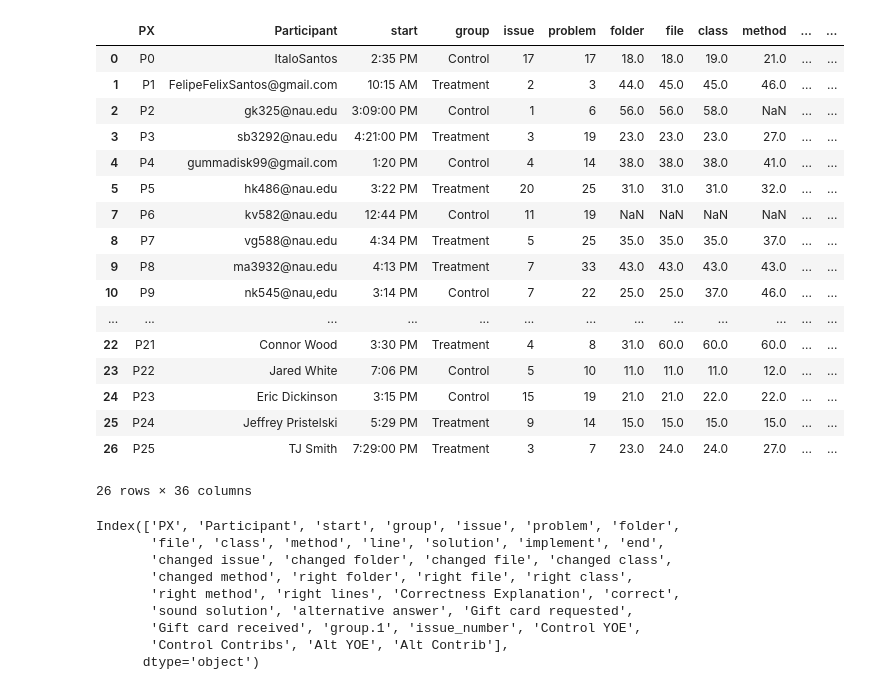
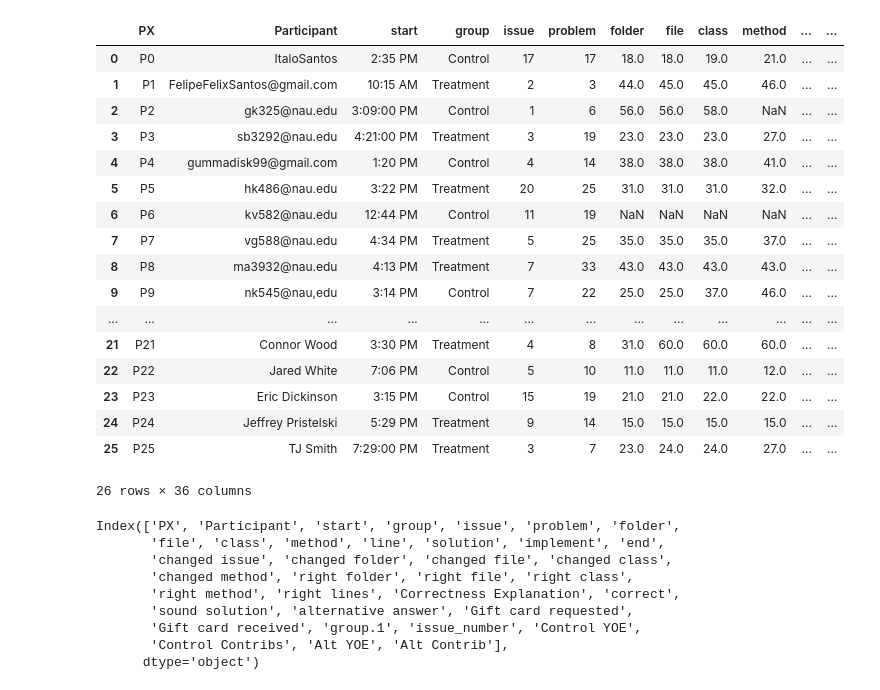
Before and after one commit to fabiojavamarcos/MilestonesExperiments, a Jupyter notebook: plots-Nov24.ipynb, the cells around one changed output. Cells and saved outputs as stored; diff of their text form; code cells hidden in the pictures.

Commit message:
Corrected Data

```diff
--- a/plots-Nov24.ipynb
+++ b/plots-Nov24.ipynb
@@ -1,30 +1,30 @@
 # %%
 import pandas as pd
 import matplotlib.pyplot as plt
 #results_milestones_oct24 = './data/Milestones - timesStandard-prod-Oct24.csv'
-results_milestones_nov24 = './data/Milestones - timesStandard-prod-Nov24.csv'
+results_milestones_nov24 = './data/Milestones - timesStandard-prod-Nov24-CORRECTED.csv'
 df = pd.read_csv(results_milestones_nov24)
 # We will now focus on the specific columns for the milestones
 df.drop(df[df['Participant'] == 'ap3535@nau.edu'].index, inplace = True)
 df
 # %% [output]
 |  | PX | Participant | start | group | issue | problem | folder | file | class | method | ... | ... |
 | 0 | P0 | ItaloSantos | 2:35 PM | Control | 17 | 17 | 18.0 | 18.0 | 19.0 | 21.0 | ... | ... |
 | 1 | P1 | FelipeFelixSantos@gmail.com | 10:15 AM | Treatment | 2 | 3 | 44.0 | 45.0 | 45.0 | 46.0 | ... | ... |
 | 2 | P2 | gk325@nau.edu | 3:09:00 PM | Control | 1 | 6 | 56.0 | 56.0 | 58.0 | NaN | ... | ... |
 | 3 | P3 | sb3292@nau.edu | 4:21:00 PM | Treatment | 3 | 19 | 23.0 | 23.0 | 23.0 | 27.0 | ... | ... |
 | 4 | P4 | gummadisk99@gmail.com | 1:20 PM | Control | 4 | 14 | 38.0 | 38.0 | 38.0 | 41.0 | ... | ... |
 | 5 | P5 | hk486@nau.edu | 3:22 PM | Treatment | 20 | 25 | 31.0 | 31.0 | 31.0 | 32.0 | ... | ... |
-| 7 | P6 | kv582@nau.edu | 12:44 PM | Control | 11 | 19 | NaN | NaN | NaN | NaN | ... | ... |
-| 8 | P7 | vg588@nau.edu | 4:34 PM | Treatment | 5 | 25 | 35.0 | 35.0 | 35.0 | 37.0 | ... | ... |
-| 9 | P8 | ma3932@nau.edu | 4:13 PM | Treatment | 7 | 33 | 43.0 | 43.0 | 43.0 | 43.0 | ... | ... |
-| 10 | P9 | nk545@nau,edu | 3:14 PM | Control | 7 | 22 | 25.0 | 25.0 | 37.0 | 46.0 | ... | ... |
+| 6 | P6 | kv582@nau.edu | 12:44 PM | Control | 11 | 19 | NaN | NaN | NaN | NaN | ... | ... |
+| 7 | P7 | vg588@nau.edu | 4:34 PM | Treatment | 5 | 25 | 35.0 | 35.0 | 35.0 | 37.0 | ... | ... |
+| 8 | P8 | ma3932@nau.edu | 4:13 PM | Treatment | 7 | 33 | 43.0 | 43.0 | 43.0 | 43.0 | ... | ... |
+| 9 | P9 | nk545@nau,edu | 3:14 PM | Control | 7 | 22 | 25.0 | 25.0 | 37.0 | 46.0 | ... | ... |
 | ... | ... | ... | ... | ... | ... | ... | ... | ... | ... | ... | ... | ... |
-| 22 | P21 | Connor Wood | 3:30 PM | Treatment | 4 | 8 | 31.0 | 60.0 | 60.0 | 60.0 | ... | ... |
-| 23 | P22 | Jared White | 7:06 PM | Control | 5 | 10 | 11.0 | 11.0 | 11.0 | 12.0 | ... | ... |
-| 24 | P23 | Eric Dickinson | 3:15 PM | Control | 15 | 19 | 21.0 | 21.0 | 22.0 | 22.0 | ... | ... |
-| 25 | P24 | Jeffrey Pristelski | 5:29 PM | Treatment | 9 | 14 | 15.0 | 15.0 | 15.0 | 15.0 | ... | ... |
-| 26 | P25 | TJ Smith | 7:29:00 PM | Treatment | 3 | 7 | 23.0 | 24.0 | 24.0 | 27.0 | ... | ... |
+| 21 | P21 | Connor Wood | 3:30 PM | Treatment | 4 | 8 | 31.0 | 60.0 | 60.0 | 60.0 | ... | ... |
+| 22 | P22 | Jared White | 7:06 PM | Control | 5 | 10 | 11.0 | 11.0 | 11.0 | 12.0 | ... | ... |
+| 23 | P23 | Eric Dickinson | 3:15 PM | Control | 15 | 19 | 21.0 | 21.0 | 22.0 | 22.0 | ... | ... |
+| 24 | P24 | Jeffrey Pristelski | 5:29 PM | Treatment | 9 | 14 | 15.0 | 15.0 | 15.0 | 15.0 | ... | ... |
+| 25 | P25 | TJ Smith | 7:29:00 PM | Treatment | 3 | 7 | 23.0 | 24.0 | 24.0 | 27.0 | ... | ... |
 26 rows × 36 columns
 # %%
 df.columns
```
Also changed, not shown: parts of 4 cells of this notebook, 1 other file.
